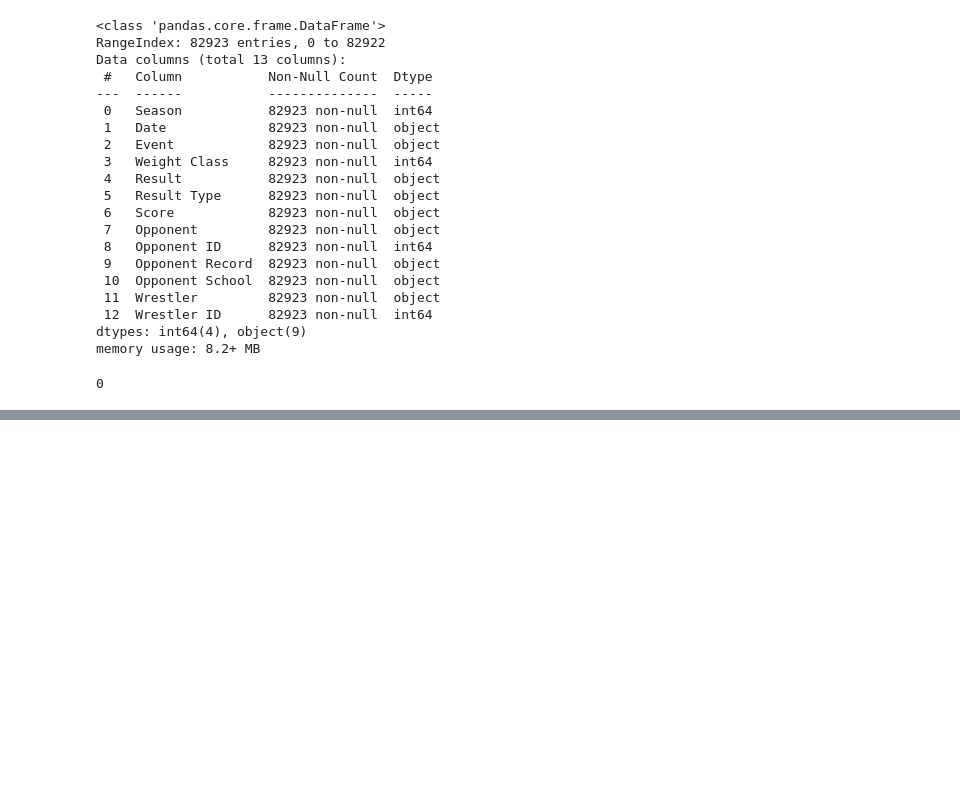
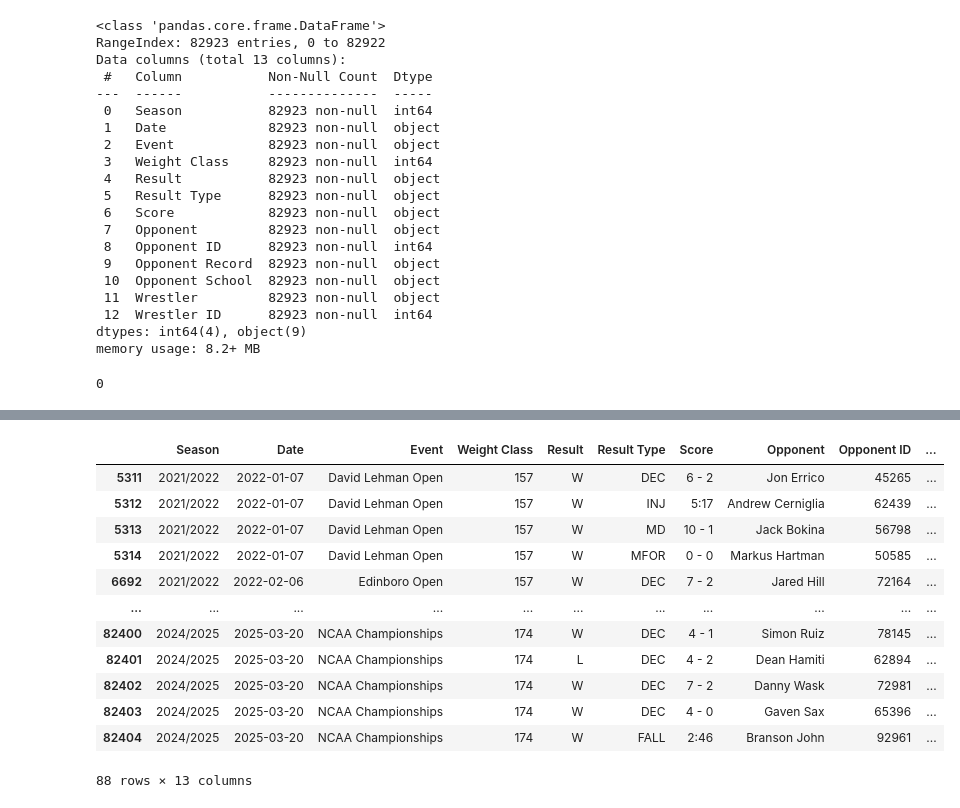
Before and after one commit to Silver0524/NCAA-Wrestling-Predictor, a Jupyter notebook: preprocessing.ipynb, the cells around one changed output, grey strips where cells are left out. Cells and saved outputs as stored; diff of their text form; code cells hidden in the pictures; blank space fills up the shorter version.

```diff
--- a/preprocessing.ipynb
+++ b/preprocessing.ipynb
@@ -120 +121,18 @@ raw_matches
 82923 rows × 13 columns
+# %%
+levi_matches = raw[raw['Wrestler'] == 'Levi Haines']
+levi_matches
+# %% [output]
+|  | Season | Date | Event | Weight Class | Result | Result Type | Score | Opponent | Opponent ID | ... |
+| 5311 | 2021/2022 | 2022-01-07 | David Lehman Open | 157 | W | DEC | 6 - 2 | Jon Errico | 45265 | ... |
+| 5312 | 2021/2022 | 2022-01-07 | David Lehman Open | 157 | W | INJ | 5:17 | Andrew Cerniglia | 62439 | ... |
+| 5313 | 2021/2022 | 2022-01-07 | David Lehman Open | 157 | W | MD | 10 - 1 | Jack Bokina | 56798 | ... |
+| 5314 | 2021/2022 | 2022-01-07 | David Lehman Open | 157 | W | MFOR | 0 - 0 | Markus Hartman | 50585 | ... |
+| 6692 | 2021/2022 | 2022-02-06 | Edinboro Open | 157 | W | DEC | 7 - 2 | Jared Hill | 72164 | ... |
+| ... | ... | ... | ... | ... | ... | ... | ... | ... | ... | ... |
+| 82400 | 2024/2025 | 2025-03-20 | NCAA Championships | 174 | W | DEC | 4 - 1 | Simon Ruiz | 78145 | ... |
+| 82401 | 2024/2025 | 2025-03-20 | NCAA Championships | 174 | L | DEC | 4 - 2 | Dean Hamiti | 62894 | ... |
+| 82402 | 2024/2025 | 2025-03-20 | NCAA Championships | 174 | W | DEC | 7 - 2 | Danny Wask | 72981 | ... |
+| 82403 | 2024/2025 | 2025-03-20 | NCAA Championships | 174 | W | DEC | 4 - 0 | Gaven Sax | 65396 | ... |
+| 82404 | 2024/2025 | 2025-03-20 | NCAA Championships | 174 | W | FALL | 2:46 | Branson John | 92961 | ... |
+88 rows × 13 columns
```
Also changed, not shown: parts of 25 cells of this notebook, 2 other files.
